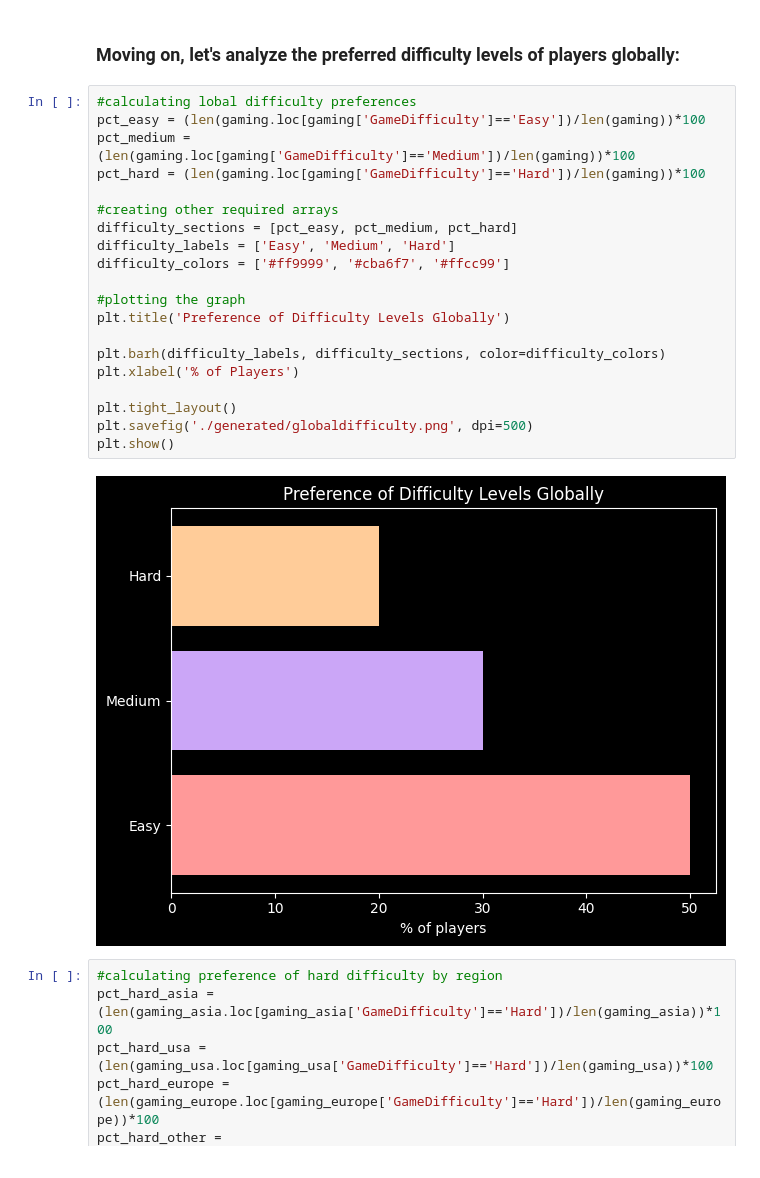
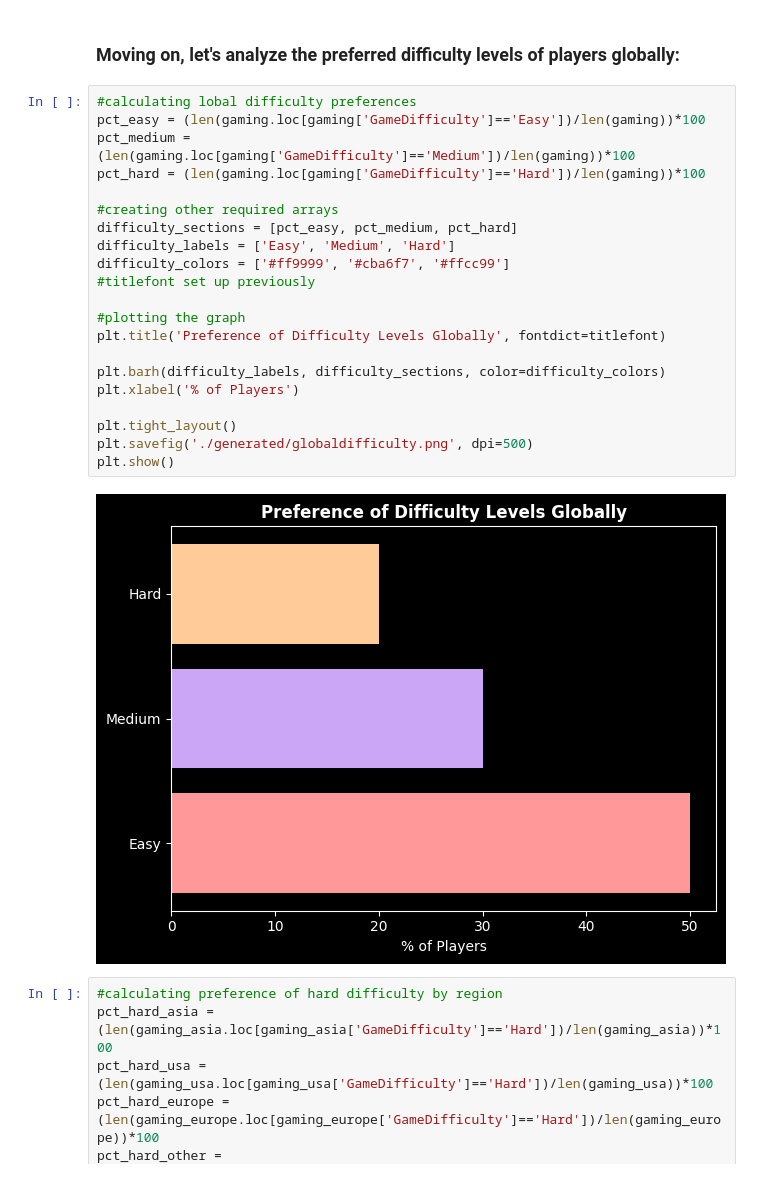
Before and after one commit to rajin-khan/Gaming-Behavior-Analysis, a Jupyter notebook: main_notebook.ipynb, the cells around one changed output. Drawn from its saved outputs; the diff is of its cells as text.

```diff
--- a/main_notebook.ipynb
+++ b/main_notebook.ipynb
@@ -166,25 +166,26 @@ From the analysis  above, it is apparent that Asia and USA are the places to tar
 # %%
 #calculating lobal difficulty preferences
 pct_easy = (len(gaming.loc[gaming['GameDifficulty']=='Easy'])/len(gaming))*100
 pct_medium = (len(gaming.loc[gaming['GameDifficulty']=='Medium'])/len(gaming))*100
 pct_hard = (len(gaming.loc[gaming['GameDifficulty']=='Hard'])/len(gaming))*100
 
 #creating other required arrays
 difficulty_sections = [pct_easy, pct_medium, pct_hard]
 difficulty_labels = ['Easy', 'Medium', 'Hard']
 difficulty_colors = ['#ff9999', '#cba6f7', '#ffcc99']
+#titlefont set up previously
 
 #plotting the graph
-plt.title('Preference of Difficulty Levels Globally')
+plt.title('Preference of Difficulty Levels Globally', fontdict=titlefont)
 
 plt.barh(difficulty_labels, difficulty_sections, color=difficulty_colors)
 plt.xlabel('% of Players')
 
 plt.tight_layout()
 plt.savefig('./generated/globaldifficulty.png', dpi=500)
 plt.show()
 # %% [output]
-[figure, old version]
+[figure, new version]
 # %%
 #calculating preference of hard difficulty by region
 pct_hard_asia = (len(gaming_asia.loc[gaming_asia['GameDifficulty']=='Hard'])/len(gaming_asia))*100
```
Also changed, not shown: parts of 3 cells of this notebook, 1 other file.
